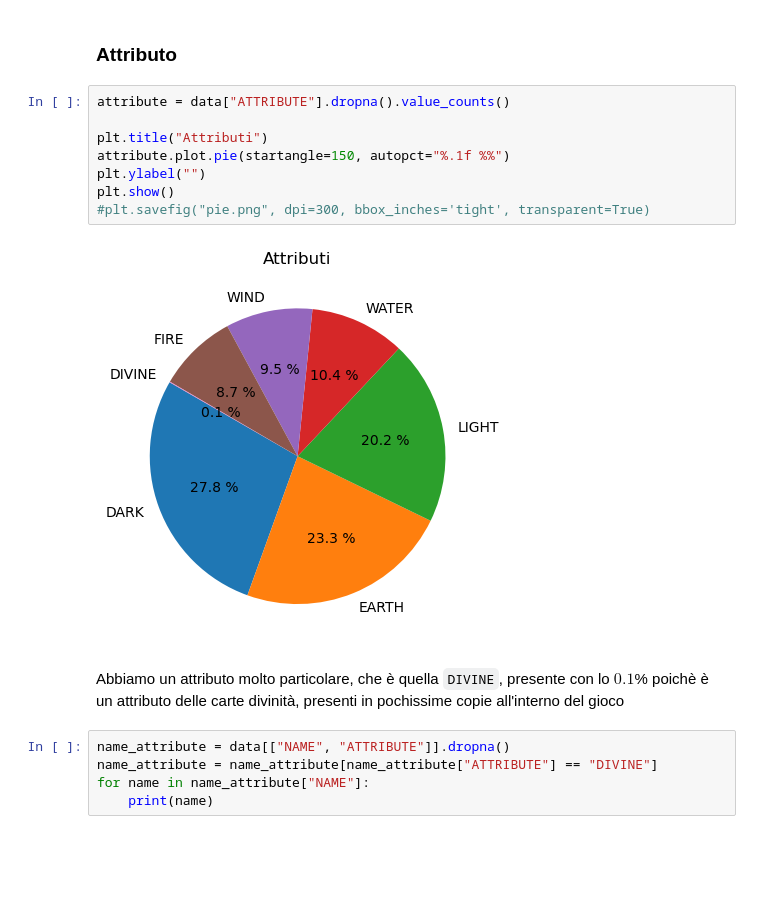
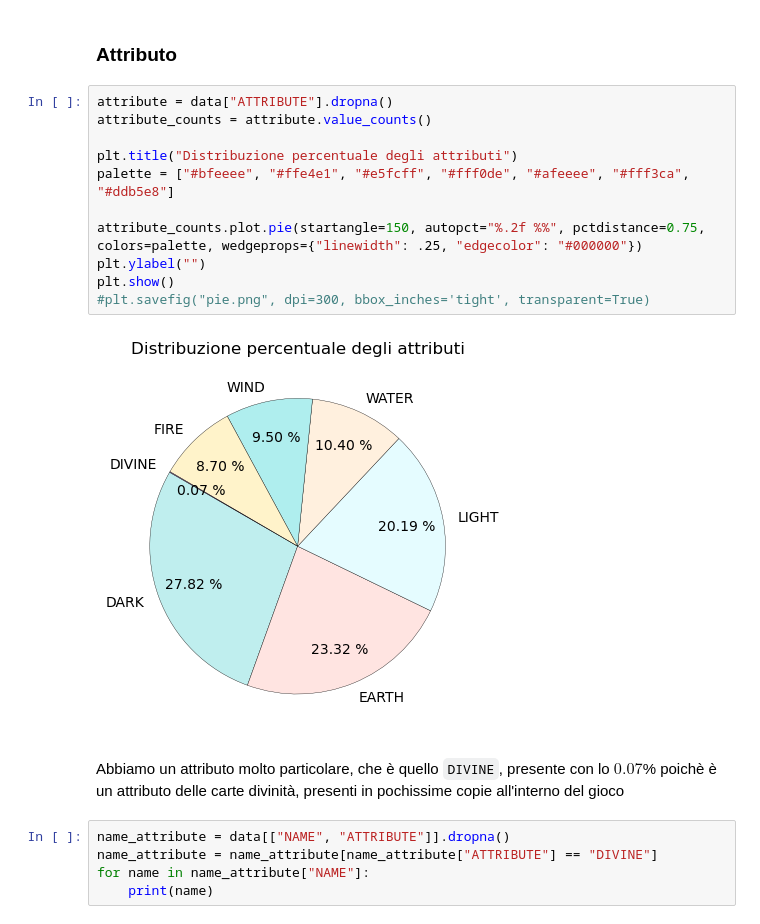
Before and after one commit to MattiaOldani/Visualizzazione-Scientifica, a Jupyter notebook: notebook/notebook.ipynb, the cells around one changed output. Drawn from its saved outputs; the diff is of its cells as text; blank space fills up the shorter version.

```diff
--- a/notebook/notebook.ipynb
+++ b/notebook/notebook.ipynb
@@ -133,17 +136,20 @@ Altre due caratteristiche importanti che usiamo per suddividere le carte sono il
 # %% [markdown]
 ### Attributo
 # %%
-attribute = data["ATTRIBUTE"].dropna().value_counts()
+attribute = data["ATTRIBUTE"].dropna()
+attribute_counts = attribute.value_counts()
 
-plt.title("Attributi")
-attribute.plot.pie(startangle=150, autopct="%.1f %%")
+plt.title("Distribuzione percentuale degli attributi")
+palette = ["#bfeeee", "#ffe4e1", "#e5fcff", "#fff0de", "#afeeee", "#fff3ca", "#ddb5e8"]
+
+attribute_counts.plot.pie(startangle=150, autopct="%.2f %%", pctdistance=0.75, colors=palette, wedgeprops={"linewidth": .25, "edgecolor": "#000000"})
 plt.ylabel("")
 plt.show()
 #plt.savefig("pie.png", dpi=300, bbox_inches='tight', transparent=True)
 # %% [output]
-[figure, old version]
+[figure, new version]
 # %% [markdown]
-Abbiamo un attributo molto particolare, che è quella `DIVINE`, presente con lo $0.1$\% poichè è un attributo delle carte divinità, presenti in pochissime copie all'interno del gioco
+Abbiamo un attributo molto particolare, che è quello `DIVINE`, presente con lo $0.07$\% poichè è un attributo delle carte divinità, presenti in pochissime copie all'interno del gioco
 # %%
 name_attribute = data[["NAME", "ATTRIBUTE"]].dropna()
 name_attribute = name_attribute[name_attribute["ATTRIBUTE"] == "DIVINE"]
```
Also changed, not shown: parts of 28 cells of this notebook.
